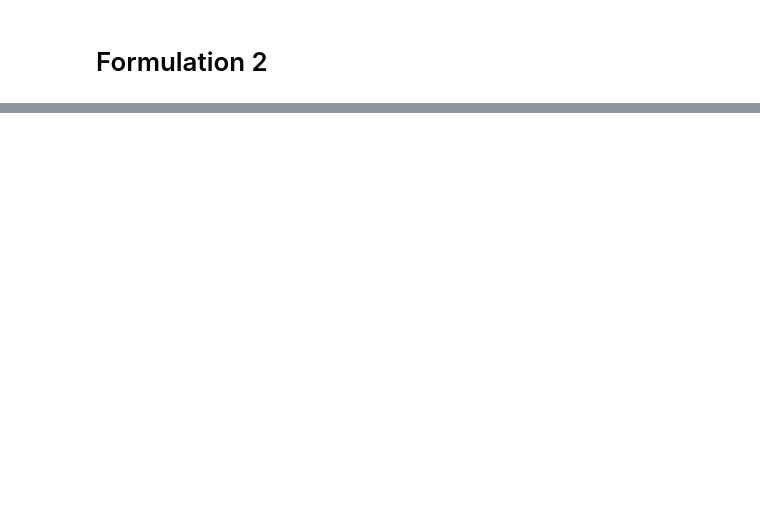
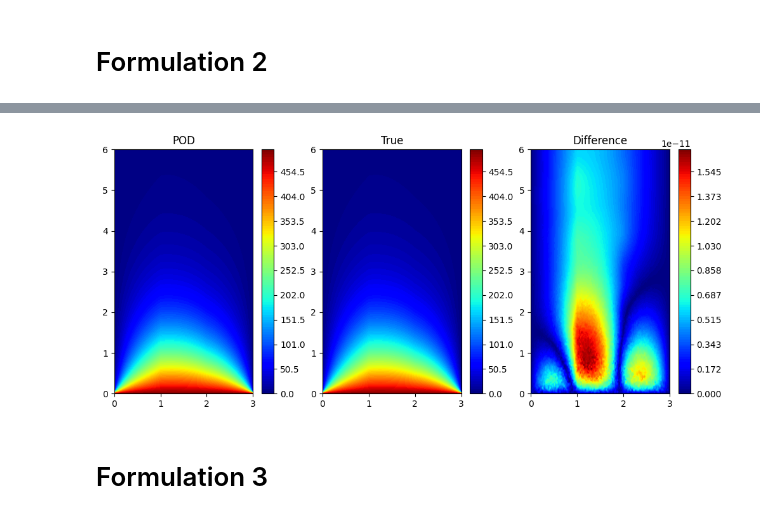
Before and after one commit to FilippoOlivo/thermal-conduction-rom, a Jupyter notebook: report.ipynb, the cells around one changed output, grey strips where cells are left out. Cells and saved outputs as stored; diff of their text form; code cells hidden in the pictures; blank space fills up the shorter version.

```diff
--- a/report.ipynb
+++ b/report.ipynb
@@ -104,0 +216,9 @@ plot_singular_values(pod.singular_values)
+# %%
+pod = POD(32, problem)
+pod.fit(u_train)
+u_pred = pod.predict(p_test.unsqueeze(-1))
+plot_comparison(u_pred[20], u_test[20], pod.x, pod.y, "POD")
+# %% [output]
+[figure, added]
+# %% [markdown]
+# Formulation 3
```
Also changed, not shown: parts of 15 cells of this notebook, 4 other files.
